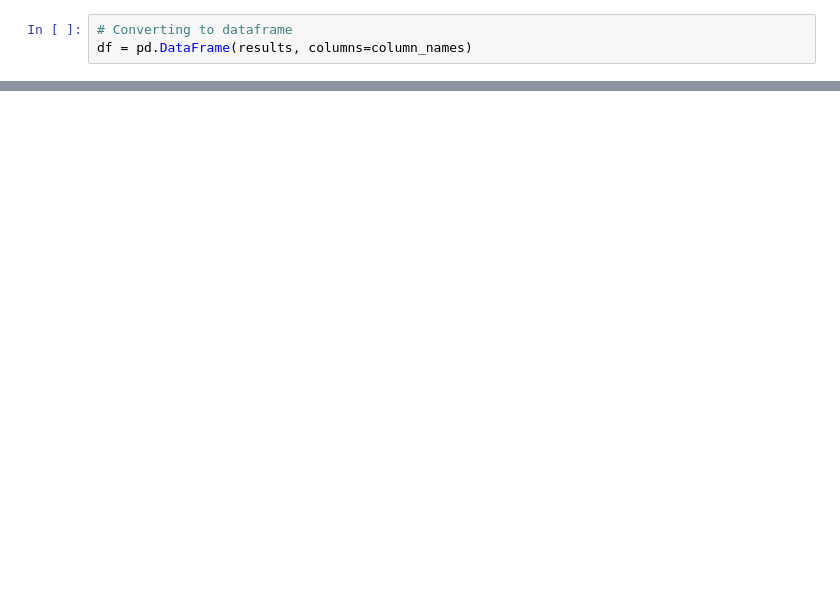
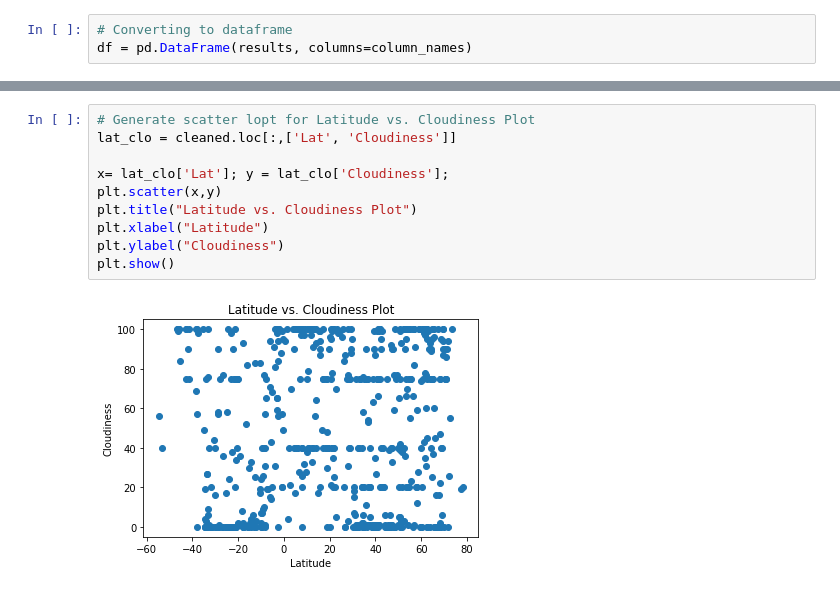
Before and after one commit to aperconti/python-api-challenge, a Jupyter notebook: WeatherPy/WeatherPy.ipynb, the cells around one changed output, grey strips where cells are left out. Cells and saved outputs as stored; diff of their text form; blank space fills up the shorter version.

```diff
--- a/WeatherPy/WeatherPy.ipynb
+++ b/WeatherPy/WeatherPy.ipynb
@@ -175,0 +175,12 @@ plt.show()
+# %%
+# Generate scatter lopt for Latitude vs. Cloudiness Plot
+lat_clo = cleaned.loc[:,['Lat', 'Cloudiness']]
+
+x= lat_clo['Lat']; y = lat_clo['Cloudiness'];
+plt.scatter(x,y)
+plt.title("Latitude vs. Cloudiness Plot")
+plt.xlabel("Latitude")
+plt.ylabel("Cloudiness")
+plt.show()
+# %% [output]
+[figure, added]
```
Also changed, not shown: parts of 8 cells of this notebook, 1 other file.
